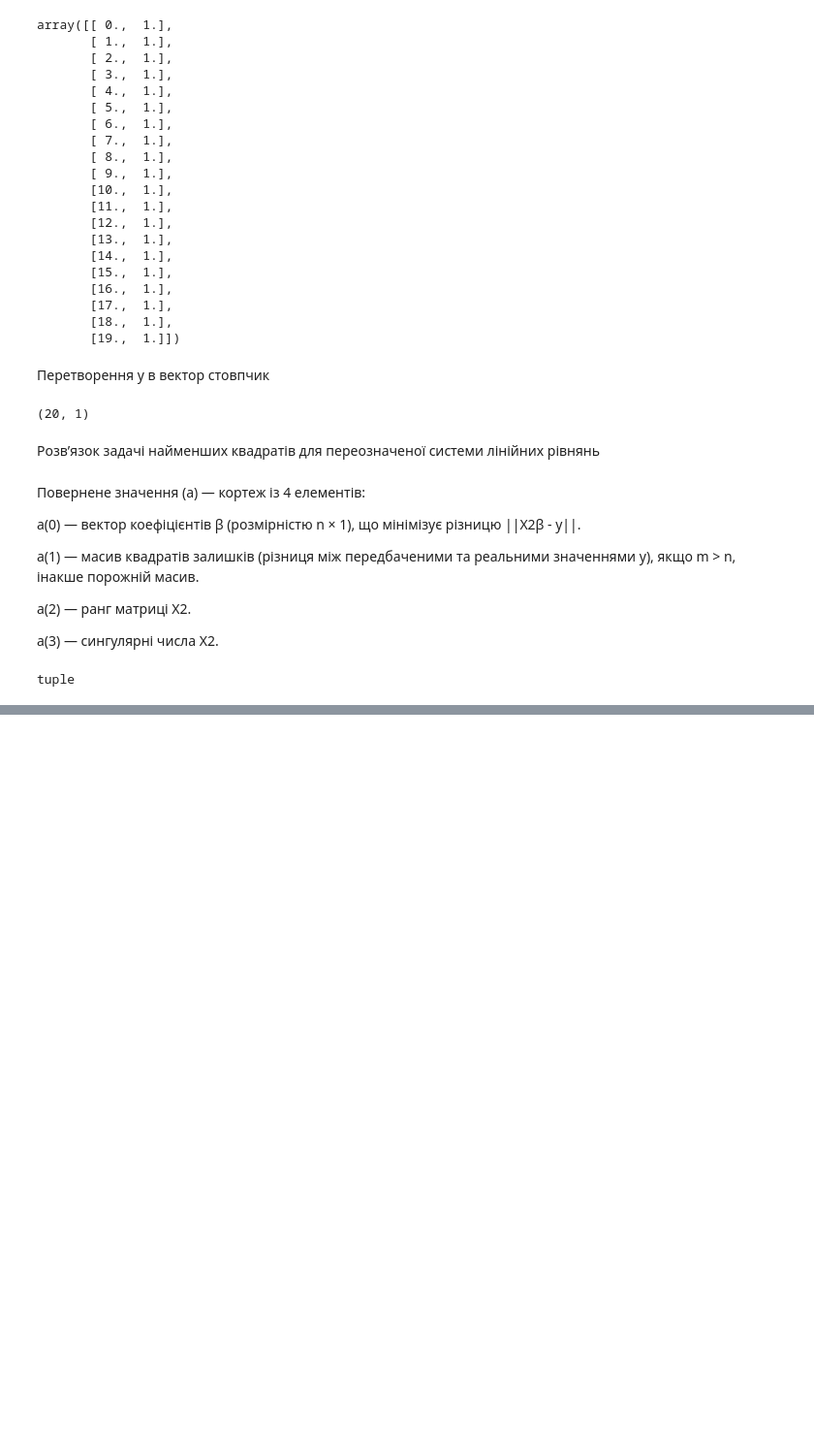
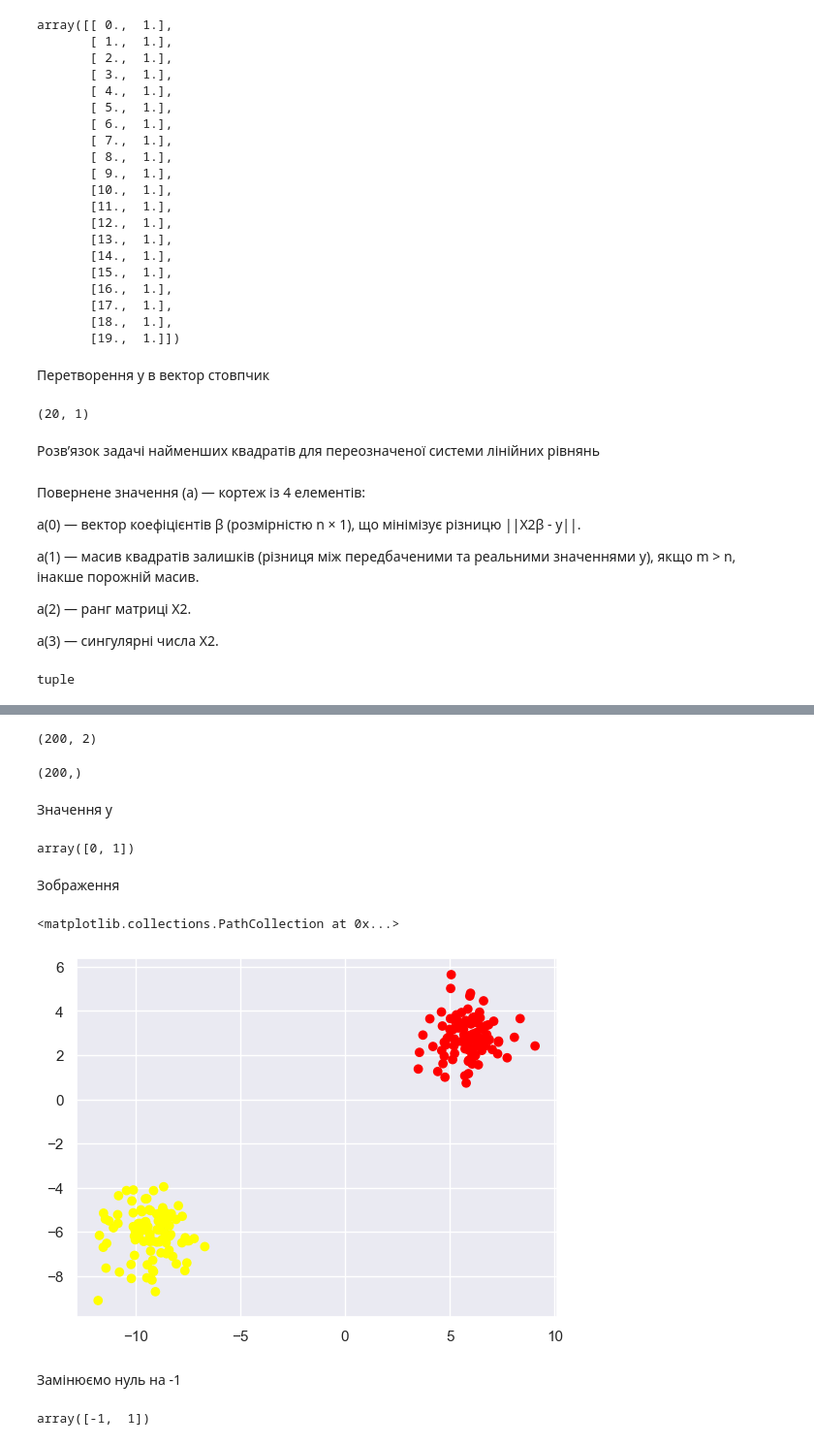
Before and after one commit to AlexandrZhygalov/ML_Course, a Jupyter notebook: Models.ipynb, the cells around one changed output, grey strips where cells are left out. Shown at 97% size. Drawn from its saved outputs; the diff is of its cells as text; code cells hidden in the pictures; blank space fills up the shorter version.

```diff
--- a/Models.ipynb
+++ b/Models.ipynb
@@ -198,0 +206,25 @@ plt.plot(X, y_pred, color='red')
+# %%
+from sklearn.datasets import make_blobs
+X, y = make_blobs(n_samples=200,centers=2)
+X.shape
+# %% [output]
+(200, 2)
+# %%
+y.shape
+# %% [output]
+(200,)
+# %% [markdown]
+Значення y
+# %%
+np.unique(y)
+# %% [output]
+array([0, 1])
+# %% [markdown]
+Зображення
+# %%
+plt.scatter(X[:,0], X[:,1], c=y, cmap='autumn')
+# %% [output]
+<matplotlib.collections.PathCollection at 0x...>
+[figure, added]
+# %% [markdown]
+Замінюємо нуль на -1
@@ -198,0 +233,4 @@ plt.plot(X, y_pred, color='red')
+# %%
+np.unique(y)
+# %% [output]
+array([-1,  1])
```
Also changed, not shown: parts of 37 cells of this notebook, 3 other files.
